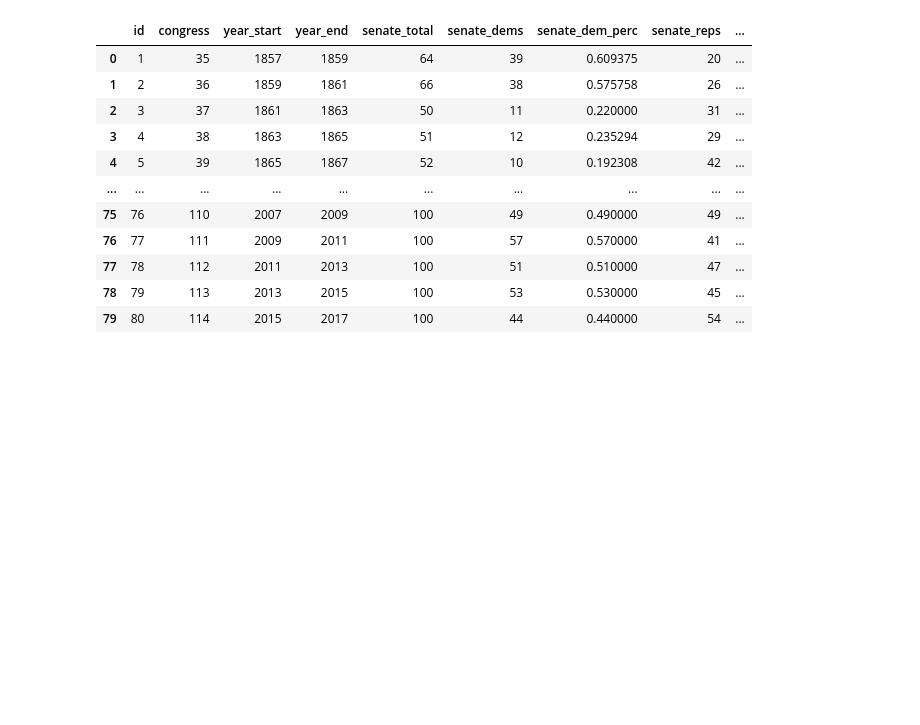
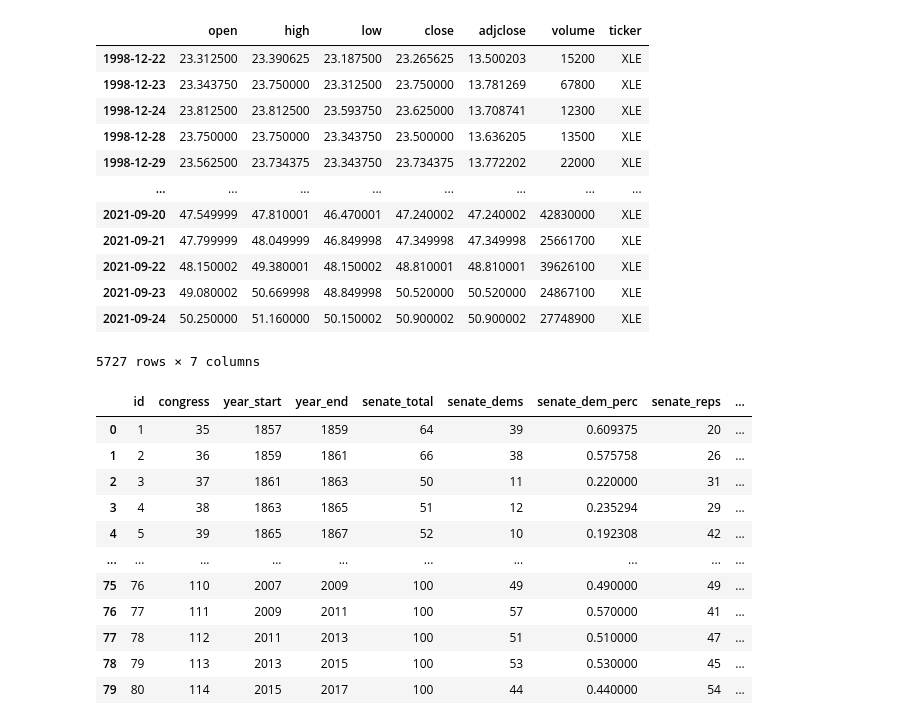
Before and after one commit to pdellis85/PoliStock, a Jupyter notebook: JupyterNotebook/Part 2.ipynb, the cells around one changed output. Cells and saved outputs as stored; diff of their text form; code cells hidden in the pictures; blank space fills up the shorter version.

```diff
--- a/JupyterNotebook/Part 2.ipynb
+++ b/JupyterNotebook/Part 2.ipynb
@@ -23,21 +40,18 @@ api = tradeapi.REST(
 # %%
-# Switch to Yahoo
-timeframe = "1D"
-
-
-start_date = pd.Timestamp("2000-11-01", tz="America/New_York").isoformat()
-end_date = pd.Timestamp("2020-11-01", tz="America/New_York").isoformat()
-
-
-ticker = ['XLE', 'XLF', 'XLK', 'XLV']
-
-df_ticker = api.get_barset(
-    ticker,
-    timeframe,
-    start=start_date,
-    end=end_date,
-    limit = 1000,
-).df
+# %% [output]
+|  | open | high | low | close | adjclose | volume | ticker |
+| 1998-12-22 | 23.312500 | 23.390625 | 23.187500 | 23.265625 | 13.500203 | 15200 | XLE |
+| 1998-12-23 | 23.343750 | 23.750000 | 23.312500 | 23.750000 | 13.781269 | 67800 | XLE |
+| 1998-12-24 | 23.812500 | 23.812500 | 23.593750 | 23.625000 | 13.708741 | 12300 | XLE |
+| 1998-12-28 | 23.750000 | 23.750000 | 23.343750 | 23.500000 | 13.636205 | 13500 | XLE |
+| 1998-12-29 | 23.562500 | 23.734375 | 23.343750 | 23.734375 | 13.772202 | 22000 | XLE |
+| ... | ... | ... | ... | ... | ... | ... | ... |
+| 2021-09-20 | 47.549999 | 47.810001 | 46.470001 | 47.240002 | 47.240002 | 42830000 | XLE |
+| 2021-09-21 | 47.799999 | 48.049999 | 46.849998 | 47.349998 | 47.349998 | 25661700 | XLE |
+| 2021-09-22 | 48.150002 | 49.380001 | 48.150002 | 48.810001 | 48.810001 | 39626100 | XLE |
+| 2021-09-23 | 49.080002 | 50.669998 | 48.849998 | 50.520000 | 50.520000 | 24867100 | XLE |
+| 2021-09-24 | 50.250000 | 51.160000 | 50.150002 | 50.900002 | 50.900002 | 27748900 | XLE |
+5727 rows × 7 columns
 # %%
 gov_data = pd.read_csv('https://raw.githubusercontent.com/MikeGruz/us-gov-control-historical/master/us_government_control_1857-2016.csv')
 gov_data
```
Also changed, not shown: parts of 2 cells of this notebook.
